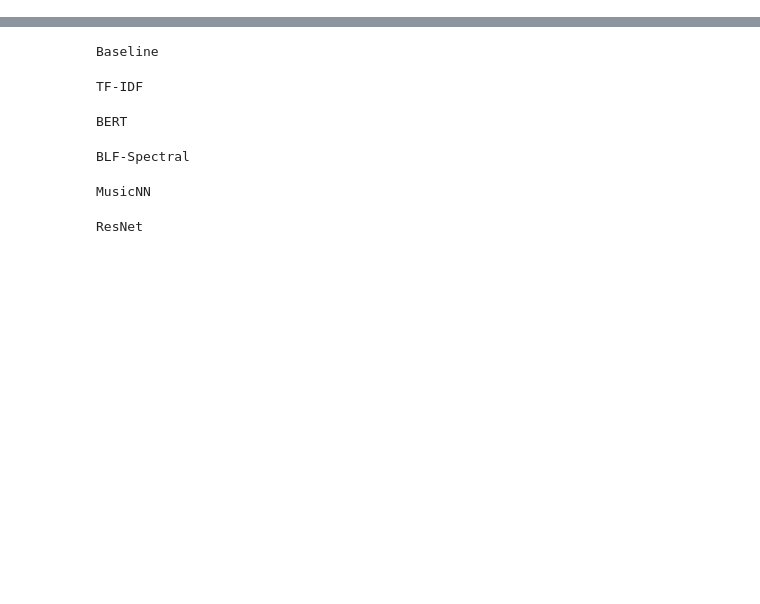
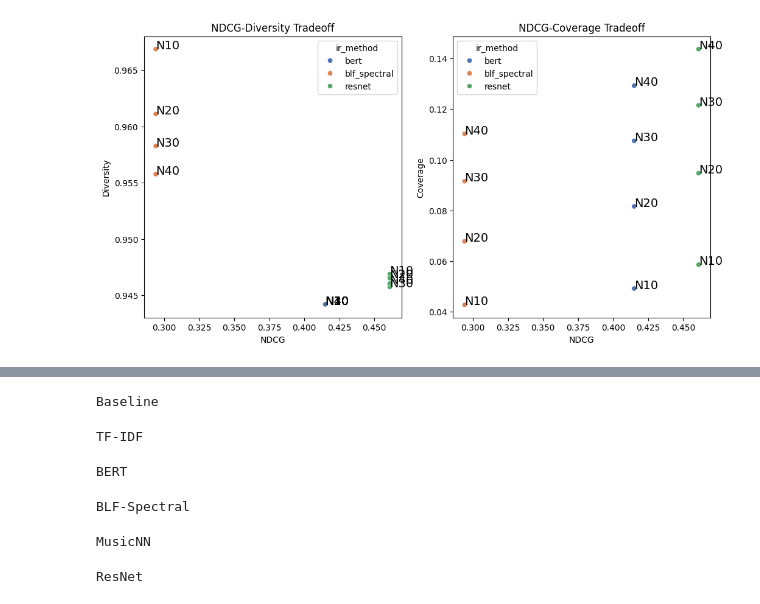
Before and after one commit to xthomsiix/MMSR-project, a Jupyter notebook: dev/task_2_ndcg_tradeoff.ipynb, the cells around one changed output, grey strips where cells are left out. Drawn from its saved outputs; the diff is of its cells as text; code cells hidden in the pictures; blank space fills up the shorter version.

```diff
--- a/dev/task_2_ndcg_tradeoff.ipynb
+++ b/dev/task_2_ndcg_tradeoff.ipynb
@@ -27,0 +114,18 @@ mmrs.prepare_data(
+# %%
+# plt all with sns.scatterplot
+fig, axes = plt.subplots(1, 2, figsize=(12, 6))
+sns.scatterplot(data=df_grouped, x="ndcg", y="diversity", hue="ir_method", ax=axes[0], palette="deep")
+sns.scatterplot(data=df_grouped, x="ndcg", y="coverage", hue="ir_method", ax=axes[1], palette="deep")
+for i, row in df_grouped.iterrows():
+    axes[0].text(row["ndcg"], row["diversity"], f"N{row['N']:.0f}", fontdict={"color": "black", "size": 14})
+    axes[1].text(row["ndcg"], row["coverage"], f"N{row['N']:.0f}", fontdict={"color": "black", "size": 14})
+axes[0].set_xlabel("NDCG")
+axes[0].set_ylabel("Diversity")
+axes[0].set_title("NDCG-Diversity Tradeoff")
+axes[1].set_xlabel("NDCG")
+axes[1].set_ylabel("Coverage")
+axes[1].set_title("NDCG-Coverage Tradeoff")
+plt.savefig("tradeoff.png")
+plt.show()
+# %% [output]
+[figure, added]
```
Also changed, not shown: parts of 16 cells of this notebook, 8 other files.
